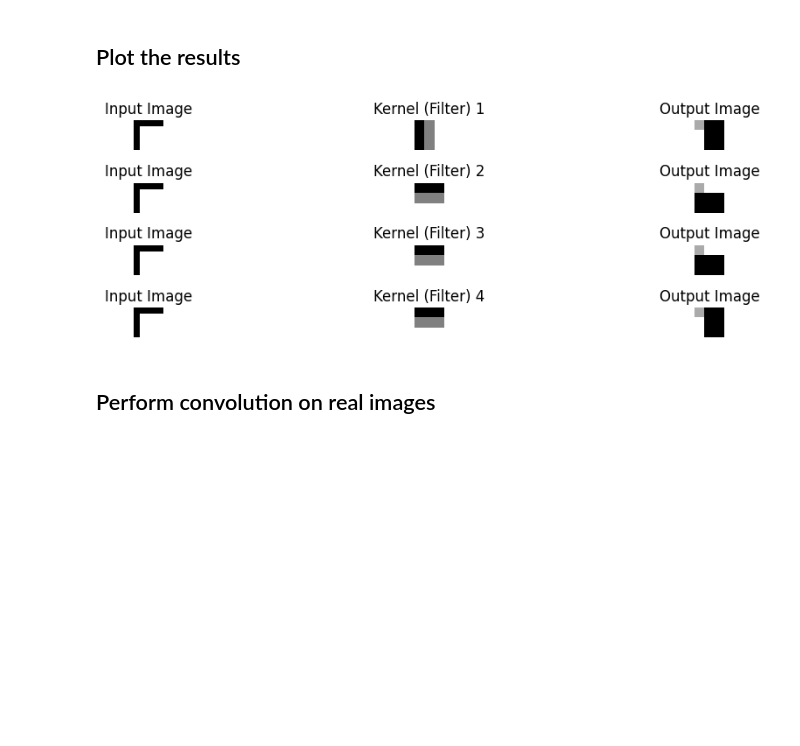
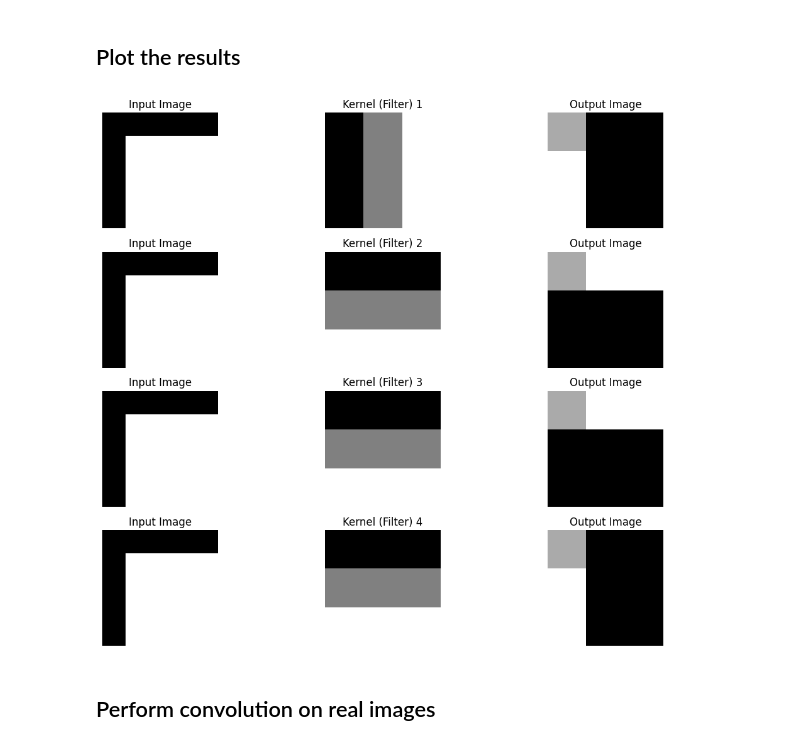
Before and after one commit to HakeoungLee/AIML, a Jupyter notebook: Session_11_tensors_and_convolution.ipynb, the cells around one changed output. Cells and saved outputs as stored; diff of their text form; code cells hidden in the pictures; blank space fills up the shorter version.

```diff
--- a/Session_11_tensors_and_convolution.ipynb
+++ b/Session_11_tensors_and_convolution.ipynb
@@ -393,7 +393,7 @@ $$
 ## Plot the results
 # %%
 # Plots
-plt.figure(figsize=(12, 3))
+plt.figure(figsize=(12, 9))
 
 # conv1
 plt.subplot(4, 3, 1)
@@ -439,34 +439,34 @@ plt.subplot(4, 3, 8)
 plt.title("Kernel (Filter) 3")
 plt.imshow(conv3.weight[0, 0].detach().numpy(), cmap='gray')
 plt.axis('off')
 
 plt.subplot(4, 3, 9)
 plt.title("Output Image")
 plt.imshow(out3[0, 0].detach().numpy(), cmap='gray')
 plt.axis('off')
 
 
 # conv4
 plt.subplot(4, 3, 10)
 plt.title("Input Image")
 plt.imshow(input_image, cmap='gray')
 plt.axis('off')
 
 plt.subplot(4, 3, 11)
 plt.title("Kernel (Filter) 4")
 plt.imshow(conv4.weight[0, 0].detach().numpy(), cmap='gray')
 plt.axis('off')
 
 plt.subplot(4, 3, 12)
 plt.title("Output Image")
 plt.imshow(out1[0, 0].detach().numpy(), cmap='gray')
 plt.axis('off')
 
 
 plt.tight_layout()
 plt.show()
 # %% [output]
-[figure, old version]
+[figure, new version]
 # %% [markdown]
 ## Perform convolution on real images
 # %% [markdown]
```
Also changed, not shown: parts of 5 cells of this notebook.
